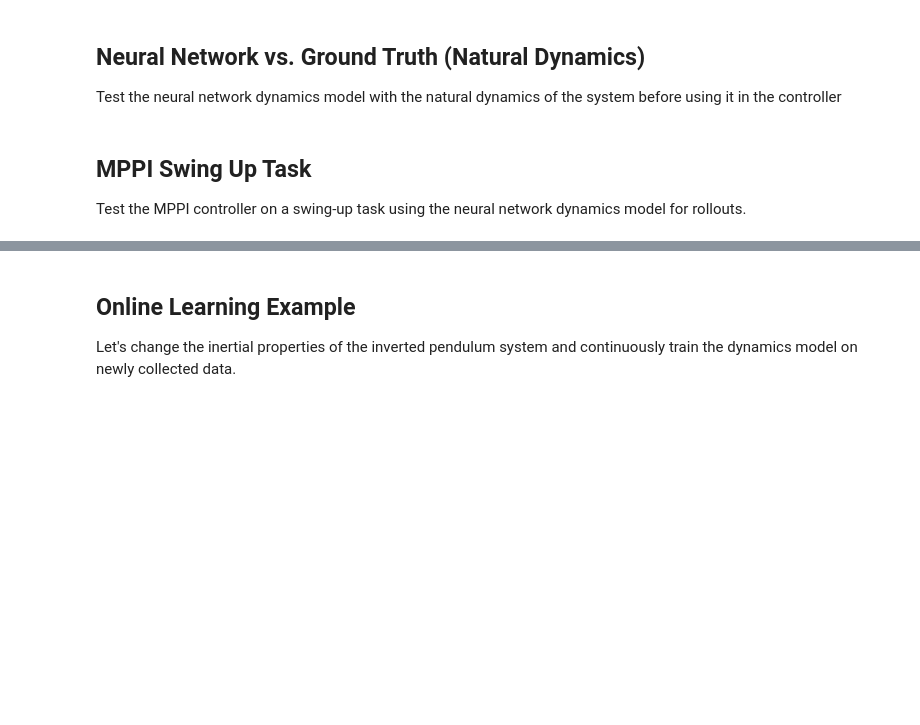
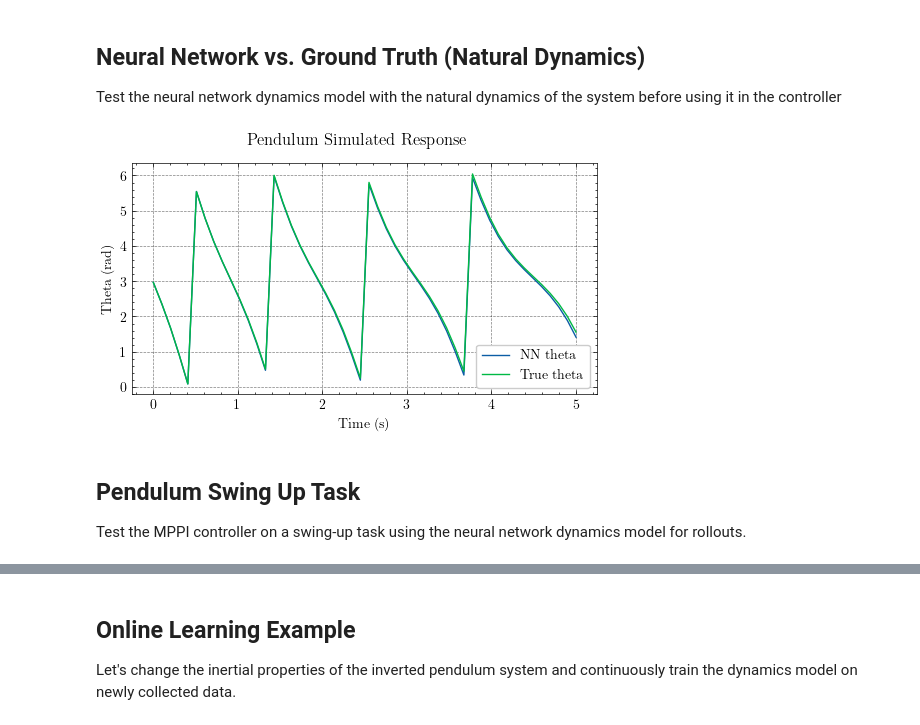
Before and after one commit to micahreich/mppi-neural-dynamics, a Jupyter notebook: control/MPPI_NNPlayground.ipynb, the cells around one changed output, grey strips where cells are left out. Cells and saved outputs as stored; diff of their text form; code cells hidden in the pictures; blank space fills up the shorter version.

```diff
--- a/control/MPPI_NNPlayground.ipynb
+++ b/control/MPPI_NNPlayground.ipynb
@@ -22,10 +61,10 @@ from systems.dynamical_systems import Pendulum
 # %%
 # Get neural network model loaded
-model_path = Path(os.getcwd()).parent / "neural_networks" / "pendulum" / "models"
-availible_models = [x for x in model_path.iterdir() if x.is_dir()]
+pend_model_path = Path(os.getcwd()).parent / "neural_networks" / "pendulum" / "models"
+pend_availible_models = [x for x in pend_model_path.iterdir() if x.is_dir()]
 
-for (i, model_name) in enumerate(availible_models):
+for (i, model_name) in enumerate(pend_availible_models):
     print("[{}]  {}".format(i, model_name))
 
 idx = int(input("Select which model number to load: "))
-nn_model = tf.keras.models.load_model(availible_models[idx])
+pend_nn_model = tf.keras.models.load_model(pend_availible_models[idx])
@@ -51,45 +126,48 @@ Test the neural network dynamics model with the natural dynamics of the system b
 # %%
 # Test the neural network dynamics on the system's natural dynamics
 
-initial_state = np.array([np.radians(80), 0])
+INITIAL_STATE = np.array([np.radians(170), -6])
 
-nn_current_state = initial_state
-truth_current_state = initial_state
-action = np.array([0])
+nn_current_state = INITIAL_STATE
+truth_current_state = INITIAL_STATE
 
 simulation_length = 5
-n_steps = int((1 / dt) * simulation_length)
+n_steps = int((1 / pend_env.dt) * simulation_length)
 
 # Simulate the pendulum
-nn_states = np.empty((n_steps, 2))
-truth_states = np.empty((n_steps, 2))
+nn_states = np.empty((n_steps, pend_env.nx))
+truth_states = np.empty((n_steps, pend_env.nx))
 
 for i in range(n_steps):
     nn_states[i] = nn_current_state
     truth_states[i] = truth_current_state
 
-    nn_input = np.hstack((nn_current_state, action)).reshape(1, -1)
-    nn_current_state = nn_next_state(nn_input)[0]
+    nn_input = np.hstack((nn_current_state, pend_env.null_action)).reshape(1, -1)
+    nn_current_state = pend_controller._evolve_state(nn_input)[0]
+    nn_current_state = pend_env.ensure_state(nn_current_state)
 
-    truth_current_state = pend_env.simulator(truth_current_state, action)
+    truth_current_state = pend_env.simulator(truth_current_state, pend_env.null_action)
+    truth_current_state = pend_env.ensure_state(truth_current_state)
 # %%
 # Plot the simulated response
 
 time = np.linspace(0, simulation_length, n_steps)
 
 fig, ax = plt.subplots(1, 1, figsize=(6, 3))
-fig.suptitle("Inverted Pendulum Simulated Response")
+fig.suptitle("Pendulum Simulated Response")
 
 ax.plot(time, nn_states[:, 0], label="NN theta")
 ax.plot(time, truth_states[:, 0], label="True theta")
 # ax.plot(time, truth_states[:, 1], label="True omega")
 
 
 ax.set(xlabel="Time (s)", ylabel="Theta (rad)")
 # ax.set_ylim([-np.pi-0.3, np.pi+0.3])
 ax.legend()
 
-fig.savefig("nn_vs_true_theta_iv.png")
+fig.savefig("figs/nn_vs_true_theta_iv.png")
+# %% [output]
+[figure, added]
 # %% [markdown]
-## MPPI Swing Up Task
+## Pendulum Swing Up Task
 Test the MPPI controller on a swing-up task using the neural network dynamics model for rollouts.
```
Also changed, not shown: parts of 31 cells of this notebook, 31 other files.
